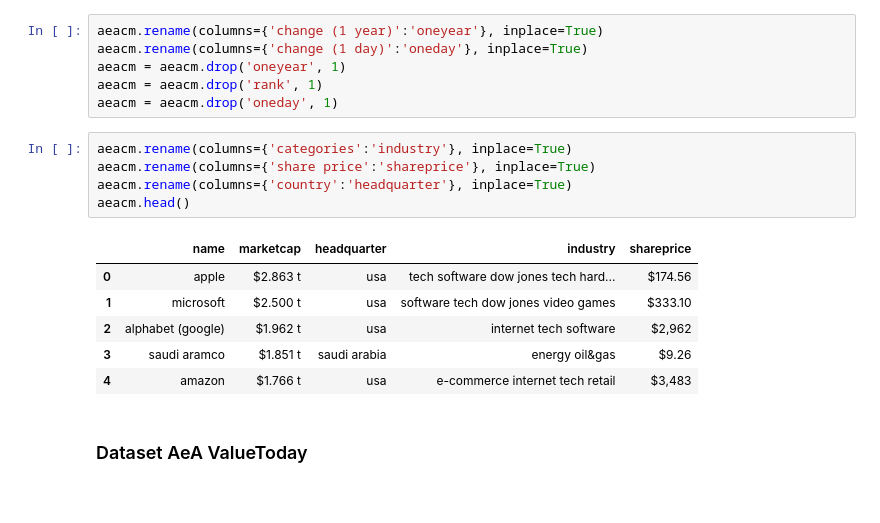
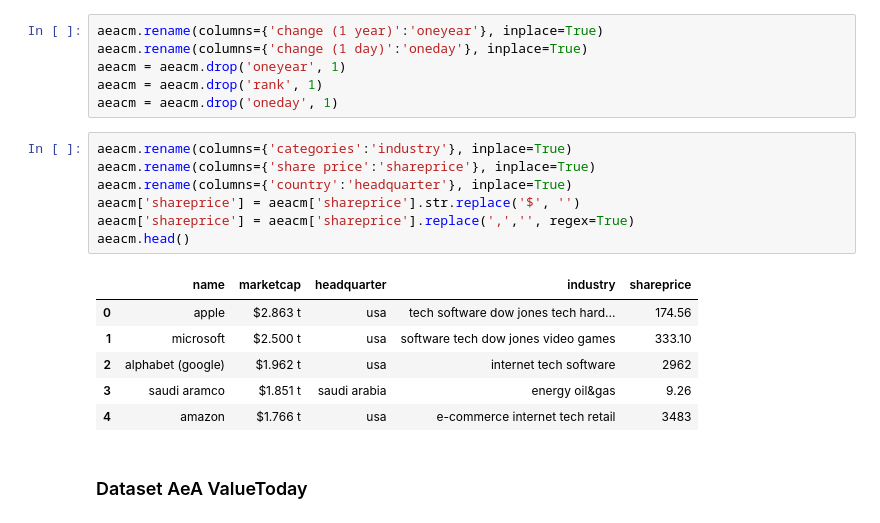
Before and after one commit to samuel-esp/IngDati-Progetto, a Jupyter notebook: SchemaAlignmentCompanies.ipynb, the cells around one changed output. Drawn from its saved outputs; the diff is of its cells as text.

Commit message:
shareprice update

```diff
--- a/SchemaAlignmentCompanies.ipynb
+++ b/SchemaAlignmentCompanies.ipynb
@@ -248,15 +248,17 @@ aeacm = aeacm.drop('oneday', 1)
 # %%
 aeacm.rename(columns={'categories':'industry'}, inplace=True)
 aeacm.rename(columns={'share price':'shareprice'}, inplace=True)
 aeacm.rename(columns={'country':'headquarter'}, inplace=True)
+aeacm['shareprice'] = aeacm['shareprice'].str.replace('$', '')
+aeacm['shareprice'] = aeacm['shareprice'].replace(',','', regex=True)
 aeacm.head()
 # %% [output]
 |  | name | marketcap | headquarter | industry | shareprice |
-| 0 | apple | $2.863 t | usa | tech software dow jones tech hard... | $174.56 |
-| 1 | microsoft | $2.500 t | usa | software tech dow jones video games | $333.10 |
-| 2 | alphabet (google) | $1.962 t | usa | internet tech software | $2,962 |
-| 3 | saudi aramco | $1.851 t | saudi arabia | energy oil&gas | $9.26 |
-| 4 | amazon | $1.766 t | usa | e-commerce internet tech retail | $3,483 |
+| 0 | apple | $2.863 t | usa | tech software dow jones tech hard... | 174.56 |
+| 1 | microsoft | $2.500 t | usa | software tech dow jones video games | 333.10 |
+| 2 | alphabet (google) | $1.962 t | usa | internet tech software | 2962 |
+| 3 | saudi aramco | $1.851 t | saudi arabia | energy oil&gas | 9.26 |
+| 4 | amazon | $1.766 t | usa | e-commerce internet tech retail | 3483 |
 # %% [markdown]
 ### Dataset AeA ValueToday
 # %%
```
Also changed, not shown: parts of 13 cells of this notebook, 1 other file.
